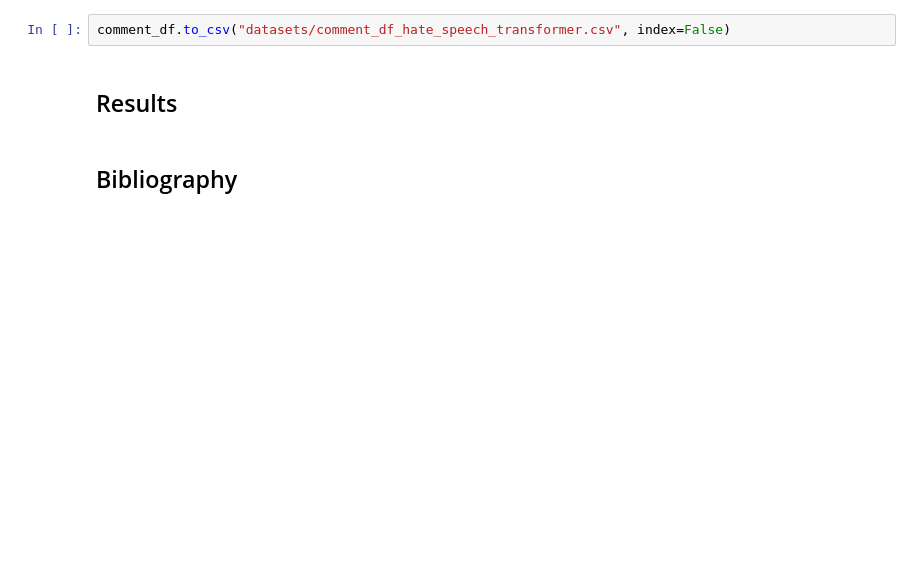
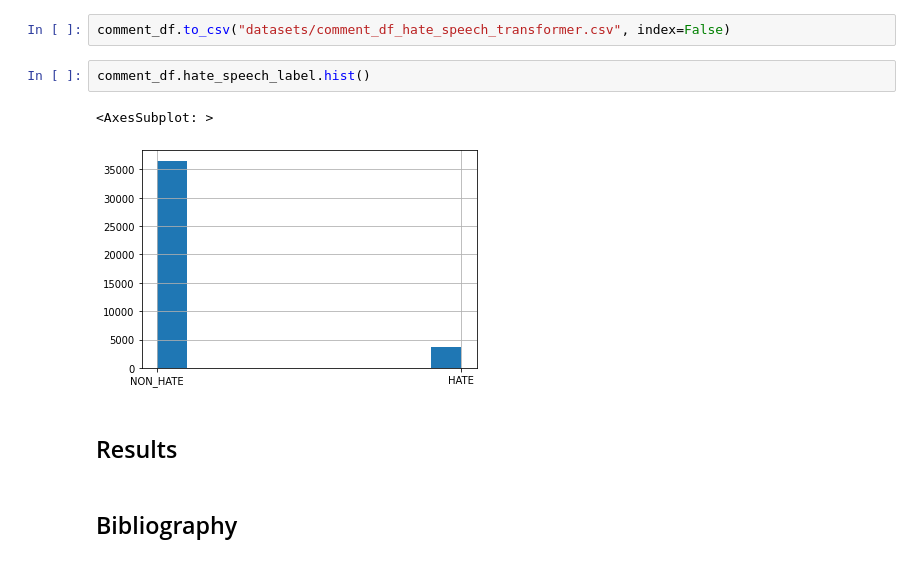
Before and after one commit to lkno0705/ToxicF1Cac, a Jupyter notebook: final.ipynb, the cells around one changed output. Cells and saved outputs as stored; diff of their text form; blank space fills up the shorter version.

```diff
--- a/final.ipynb
+++ b/final.ipynb
@@ -541,5 +557,10 @@ comment_df
 # %%
 comment_df.to_csv("datasets/comment_df_hate_speech_transformer.csv", index=False)
+# %%
+comment_df.hate_speech_label.hist()
+# %% [output]
+<AxesSubplot: >
+[figure, added]
 # %% [markdown]
 ## Results
 # %% [markdown]
```
Also changed, not shown: parts of 20 cells of this notebook, 3 other files.
